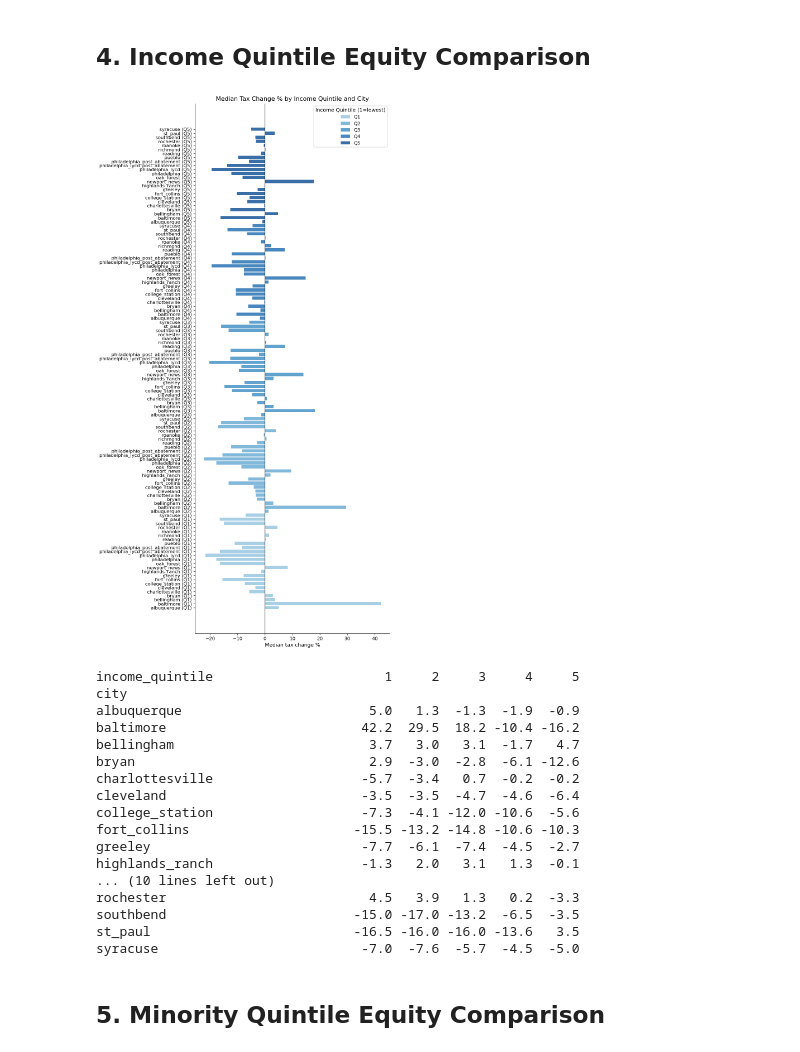
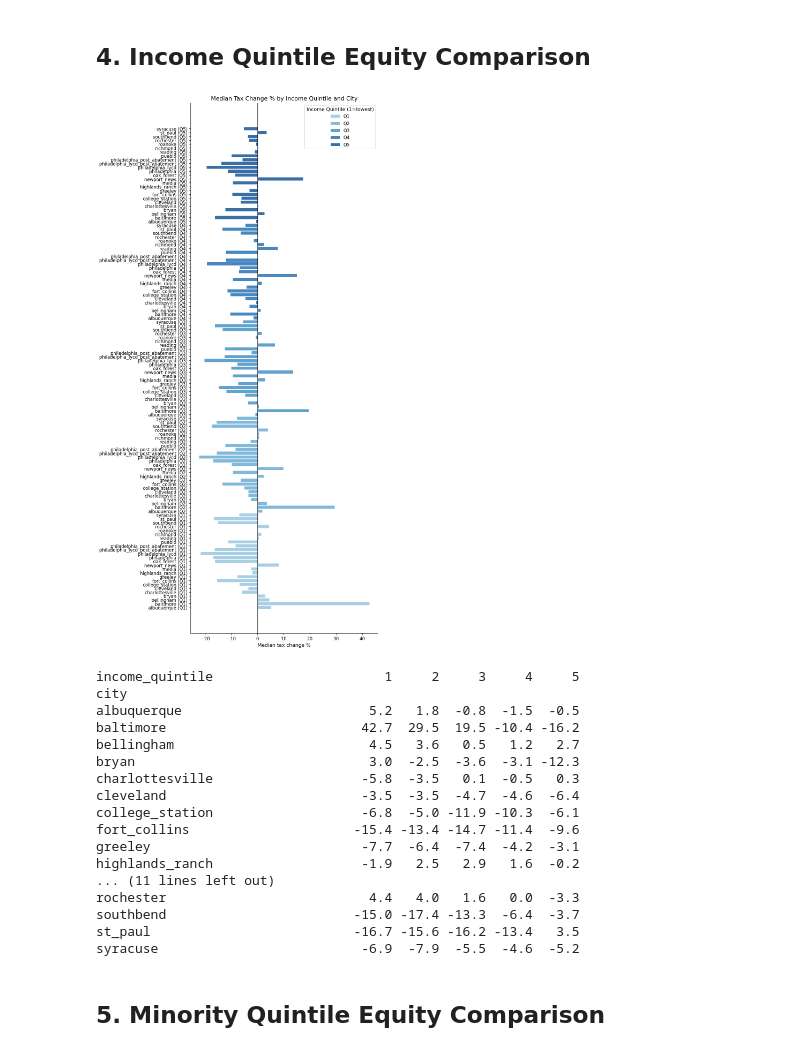
Before and after one commit to gregmiller00/LVTShift, a Jupyter notebook: analysis/cross_city.ipynb, the cells around one changed output. Drawn from its saved outputs; the diff is of its cells as text; code cells hidden in the pictures.

```diff
--- a/analysis/cross_city.ipynb
+++ b/analysis/cross_city.ipynb
@@ -219,55 +219,64 @@ if len(with_census) == 0:
 else:
     # Assign income quintile within each city
     with_census['income_quintile'] = with_census.groupby('city')['median_income'].transform(
-        lambda x: pd.qcut(x, 5, labels=[1, 2, 3, 4, 5], duplicates='drop')
+        (lambda x: (
+        pd.qcut(x.rank(method='first'), 5, labels=[1, 2, 3, 4, 5])
+        if x.nunique() >= 5
+        else pd.Series(
+            pd.qcut(x, x.nunique(), labels=list(range(1, x.nunique() + 1)),
+                    duplicates='drop'),
+            index=x.index
+        ) if x.nunique() >= 2
+        else pd.Series([1] * len(x), index=x.index)
+    ))
     )
 
     quintile_city = (
         with_census.groupby(['city', 'income_quintile'])
         ['tax_change_pct']
         .median()
         .unstack('income_quintile')
         .round(1)
     )
 
     fig, ax = plt.subplots(figsize=(9, max(4, len(quintile_city) * 0.7)))
     colors = plt.cm.Blues(np.linspace(0.4, 0.9, 5))
     for q, color in zip([1, 2, 3, 4, 5], colors):
         if q in quintile_city.columns:
             ax.barh(
                 [f'{c} (Q{q})' for c in quintile_city.index],
                 quintile_city[q],
                 label=f'Q{q}',
                 color=color,
                 alpha=0.8,
             )
     ax.axvline(0, color='black', linewidth=0.8)
     ax.set_xlabel('Median tax change %')
     ax.set_title('Median Tax Change % by Income Quintile and City')
     ax.legend(title='Income Quintile (1=lowest)')
     plt.tight_layout()
     plt.show()
 
     print(quintile_city.to_string())
 # %% [output]
-[figure, old version]
+[figure, new version]
 income_quintile                      1     2     3     4     5
 city
-albuquerque                        5.0   1.3  -1.3  -1.9  -0.9
-baltimore                         42.2  29.5  18.2 -10.4 -16.2
-bellingham                         3.7   3.0   3.1  -1.7   4.7
-bryan                              2.9  -3.0  -2.8  -6.1 -12.6
-charlottesville                   -5.7  -3.4   0.7  -0.2  -0.2
+albuquerque                        5.2   1.8  -0.8  -1.5  -0.5
+baltimore                         42.7  29.5  19.5 -10.4 -16.2
+bellingham                         4.5   3.6   0.5   1.2   2.7
+bryan                              3.0  -2.5  -3.6  -3.1 -12.3
+charlottesville                   -5.8  -3.5   0.1  -0.5   0.3
 cleveland                         -3.5  -3.5  -4.7  -4.6  -6.4
-college_station                   -7.3  -4.1 -12.0 -10.6  -5.6
-fort_collins                     -15.5 -13.2 -14.8 -10.6 -10.3
-greeley                           -7.7  -6.1  -7.4  -4.5  -2.7
-highlands_ranch                   -1.3   2.0   3.1   1.3  -0.1
-... (10 lines left out)
-rochester                          4.5   3.9   1.3   0.2  -3.3
-southbend                        -15.0 -17.0 -13.2  -6.5  -3.5
-st_paul                          -16.5 -16.0 -16.0 -13.6   3.5
-syracuse                          -7.0  -7.6  -5.7  -4.5  -5.0
+college_station                   -6.8  -5.0 -11.9 -10.3  -6.1
+fort_collins                     -15.4 -13.4 -14.7 -11.4  -9.6
+greeley                           -7.7  -6.4  -7.4  -4.2  -3.1
+highlands_ranch                   -1.9   2.5   2.9   1.6  -0.2
+... (11 lines left out)
+rochester                          4.4   4.0   1.6   0.0  -3.3
+southbend                        -15.0 -17.4 -13.3  -6.4  -3.7
+st_paul                          -16.7 -15.6 -16.2 -13.4   3.5
+syracuse                          -6.9  -7.9  -5.5  -4.6  -5.2
 # %% [markdown]
 ## 5. Minority Quintile Equity Comparison
 # %%
```
Also changed, not shown: parts of 5 cells of this notebook, 2 other files.
